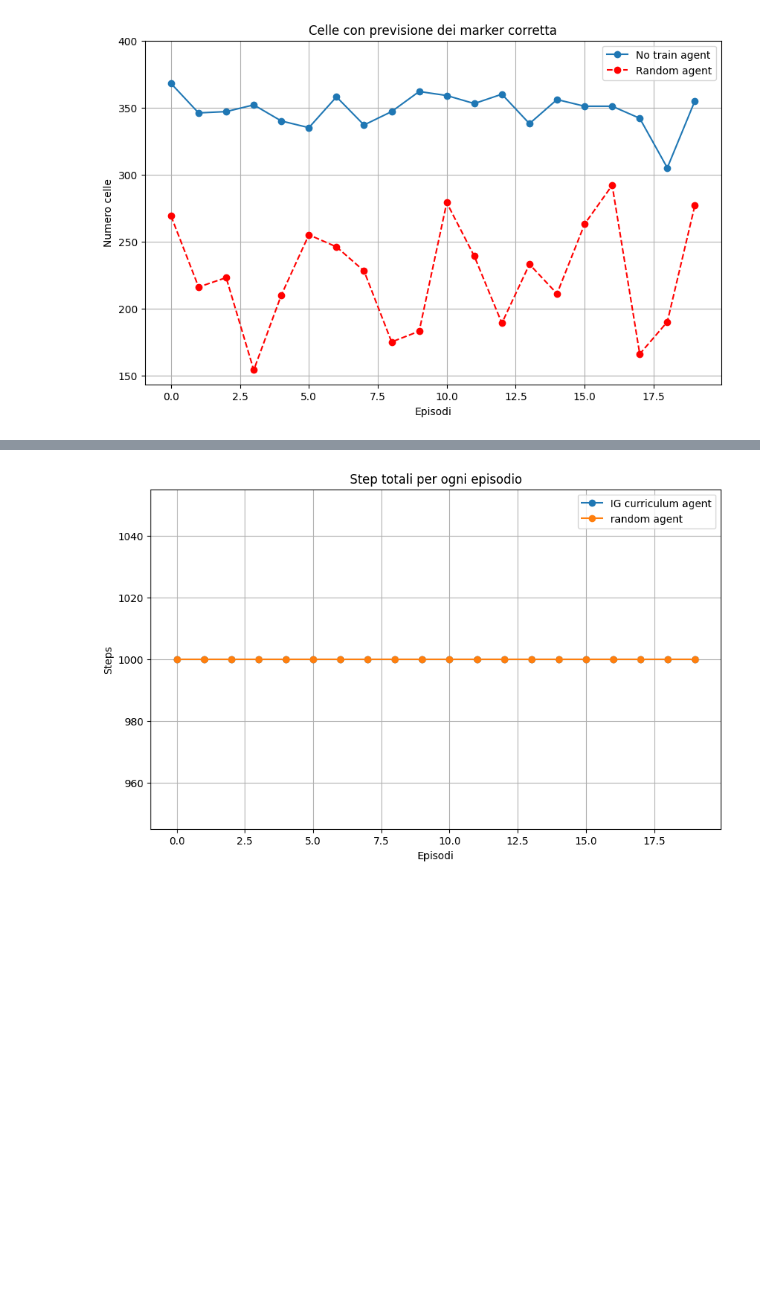
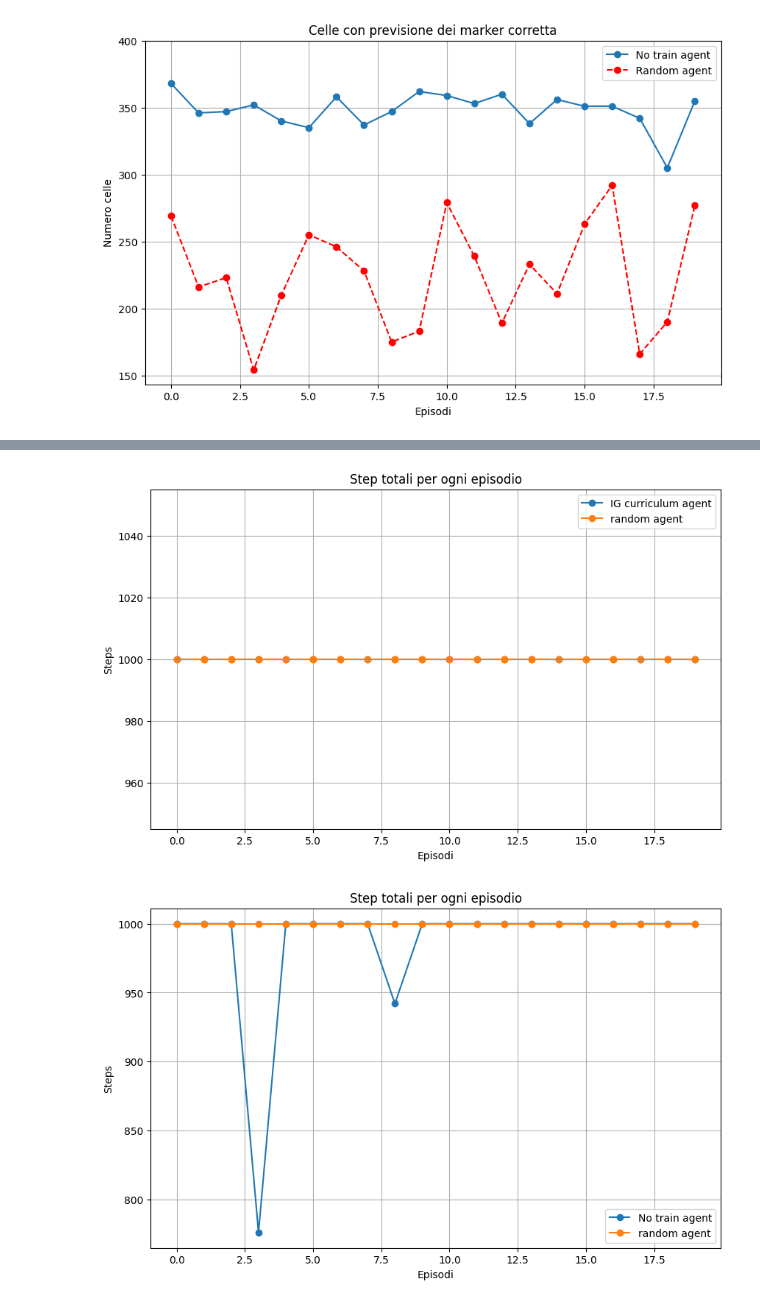
Before and after one commit to Emamasi-uni/explorationRL, a Jupyter notebook: results.ipynb, the cells around one changed output, grey strips where cells are left out. Saved outputs shown, nothing was run; the diff lists cells and outputs as text; code cells hidden in the pictures; blank space fills up the shorter version.

```diff
--- a/results.ipynb
+++ b/results.ipynb
@@ -243,29 +249,37 @@ plot_metrics(test_data_no_train,
 # %%
 test_data_policy_best_pov = [test_data_entropy['total_steps_per_run'], test_data_loss['total_steps_per_run'], test_data_random['total_steps_per_run'], test_data_random_agent['total_steps_per_run']]
 test_data_policy_ig = [test_data_ig_reward['total_steps_per_run'], test_data_random_agent['total_steps_per_run']]
 test_data_policy_ig_curriculum = [test_data_ig_reward_curriculum['total_steps_per_run'], test_data_random_agent['total_steps_per_run']]
+test_data_policy_no_train = [test_data_no_train['total_steps_per_run'], test_data_random_agent['total_steps_per_run']]
 
 plot_metrics(test_data_policy_best_pov,
              title="Step totali per ogni episodio",
              ylabel="Steps",
              xlabel="Episodi",
              legend_labels=["entropy", "loss", "random", "random agent"])
 
 plot_metrics(test_data_policy_ig,
                 title="Step totali per ogni episodio",
                 ylabel="Steps",
                 xlabel="Episodi",
                 legend_labels=["IG agent", "random agent"])
 
 plot_metrics(test_data_policy_ig_curriculum,
                 title="Step totali per ogni episodio",
                 ylabel="Steps",
                 xlabel="Episodi",
                 legend_labels=["IG curriculum agent", "random agent"])
+
+plot_metrics(test_data_policy_no_train,
+                title="Step totali per ogni episodio",
+                ylabel="Steps",
+                xlabel="Episodi",
+                legend_labels=["No train agent", "random agent"])
 # %% [output]
 [figure]
 [figure]
 [figure]
+[figure, added]
 # %%
 test_data_policy_best_pov = [test_data_entropy['cells_marker_pred_1_mean'], test_data_loss['cells_marker_pred_1_mean'], test_data_random_agent['cells_marker_pred_1_mean']]
 test_data_policy_ig = [test_data_ig_reward['cells_marker_pred_1_mean'], test_data_random_agent['cells_marker_pred_1_mean']]
```
Also changed, not shown: parts of 4 cells of this notebook.
